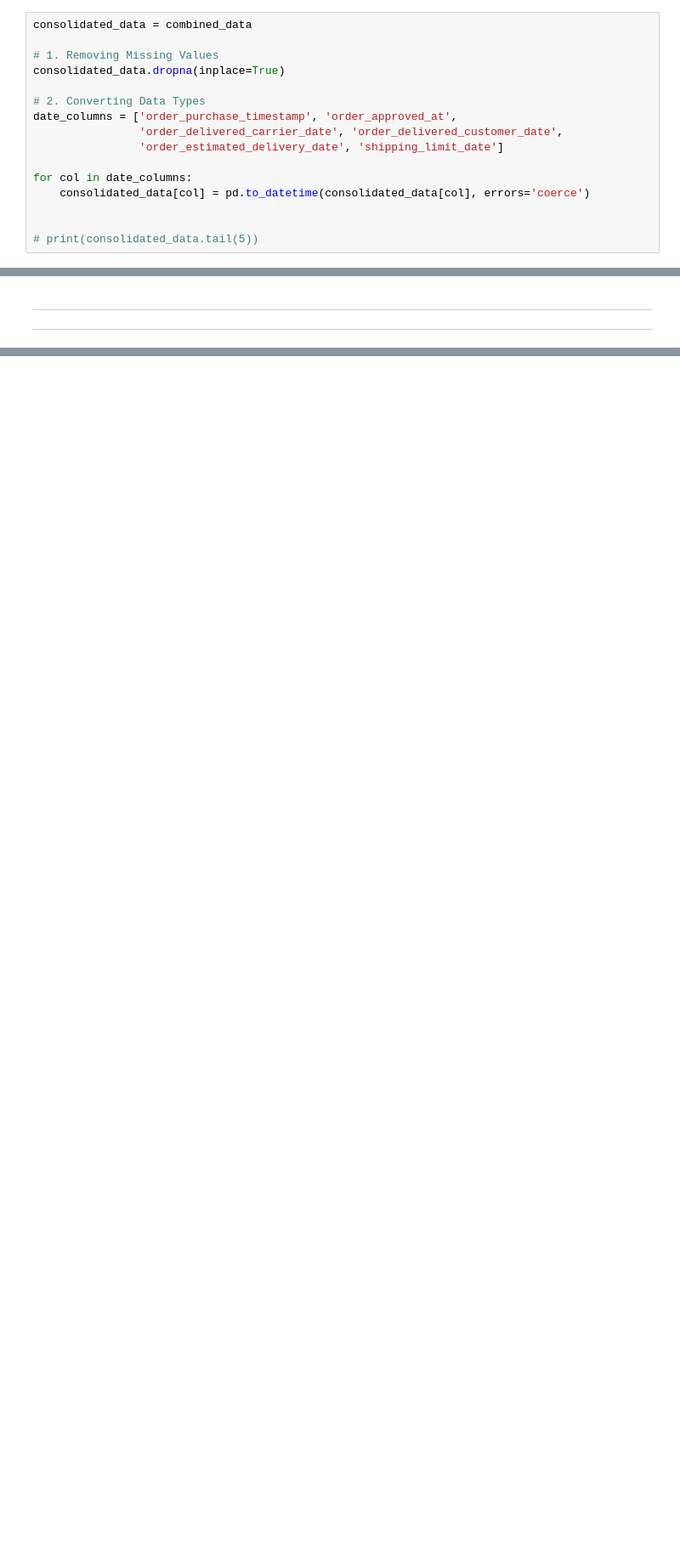
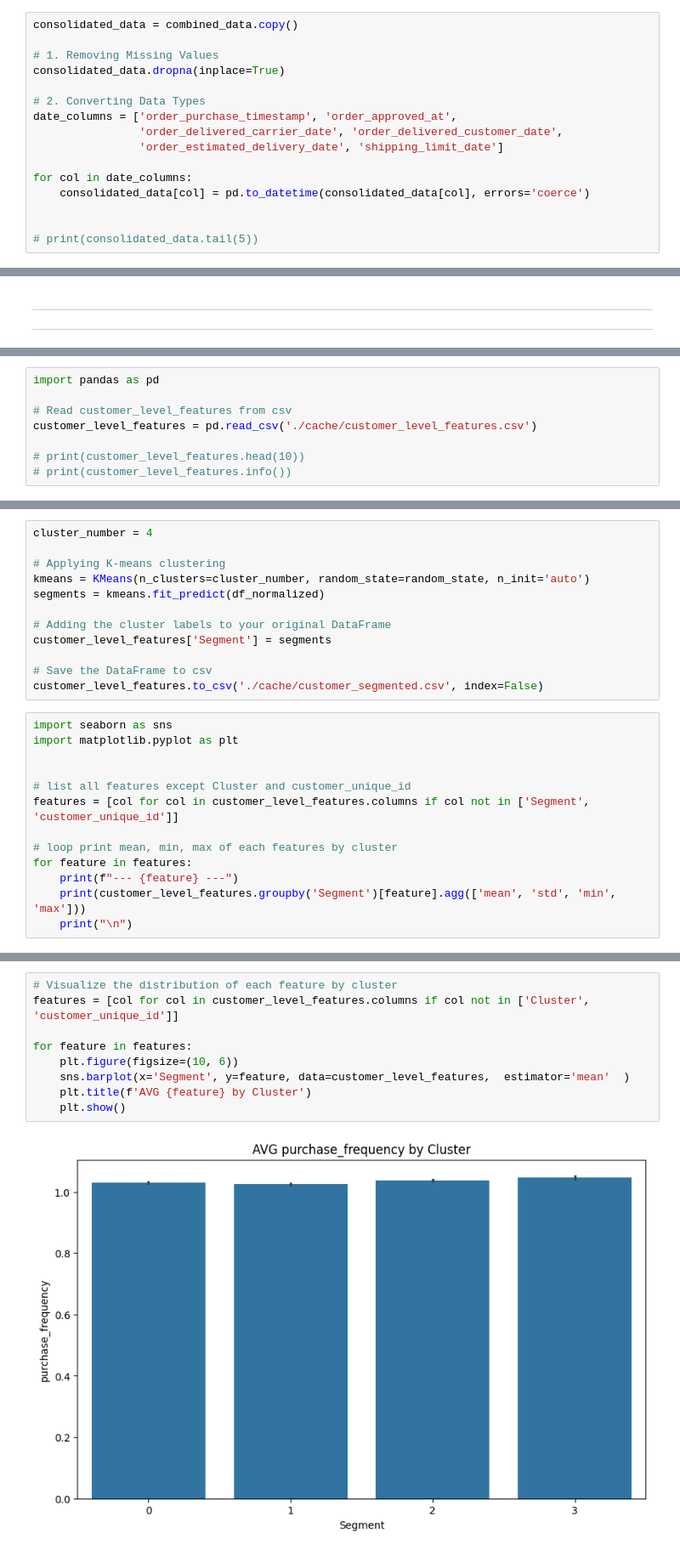
Before and after one commit to natapone/spreemart_test, a Jupyter notebook: Spreemart_analysis.ipynb, the cells around one changed output, grey strips where cells are left out. Shown: that part at 85% size. Drawn from its saved outputs; the diff is of its cells as text; blank space fills up the shorter version.

```diff
--- a/Spreemart_analysis.ipynb
+++ b/Spreemart_analysis.ipynb
@@ -221,7 +221,7 @@ dtype: int64
 1. **Remove Missing Values**: Rows with missing values will be removed.
 2. **Convert Data Types**: Convert date columns from object to datetime format.
 # %%
-consolidated_data = combined_data
+consolidated_data = combined_data.copy()
 
 # 1. Removing Missing Values
 consolidated_data.dropna(inplace=True)
@@ -374,0 +445,8 @@ print(customer_level_features.head(20))
+# %%
+import pandas as pd
+
+# Read customer_level_features from csv
+customer_level_features = pd.read_csv('./cache/customer_level_features.csv')
+
+# print(customer_level_features.head(10))
+# print(customer_level_features.info())
@@ -374,0 +495,25 @@ print(customer_level_features.head(20))
+# %%
+cluster_number = 4
+
+# Applying K-means clustering
+kmeans = KMeans(n_clusters=cluster_number, random_state=random_state, n_init='auto')
+segments = kmeans.fit_predict(df_normalized)
+
+# Adding the cluster labels to your original DataFrame
+customer_level_features['Segment'] = segments
+
+# Save the DataFrame to csv
+customer_level_features.to_csv('./cache/customer_segmented.csv', index=False)
+# %%
+import seaborn as sns
+import matplotlib.pyplot as plt
+
+
+# list all features except Cluster and customer_unique_id
+features = [col for col in customer_level_features.columns if col not in ['Segment', 'customer_unique_id']]
+
+# loop print mean, min, max of each features by cluster
+for feature in features:
+    print(f"--- {feature} ---")
+    print(customer_level_features.groupby('Segment')[feature].agg(['mean', 'std', 'min', 'max']))
+    print("\n")
@@ -374,0 +538,11 @@ print(customer_level_features.head(20))
+# %%
+# Visualize the distribution of each feature by cluster
+features = [col for col in customer_level_features.columns if col not in ['Cluster', 'customer_unique_id']]
+
+for feature in features:
+    plt.figure(figsize=(10, 6))
+    sns.barplot(x='Segment', y=feature, data=customer_level_features,  estimator='mean'  )
+    plt.title(f'AVG {feature} by Cluster')
+    plt.show()
+# %% [output]
+[figure, added]
```
Also changed, not shown: parts of 15 cells of this notebook, 5 other files.
